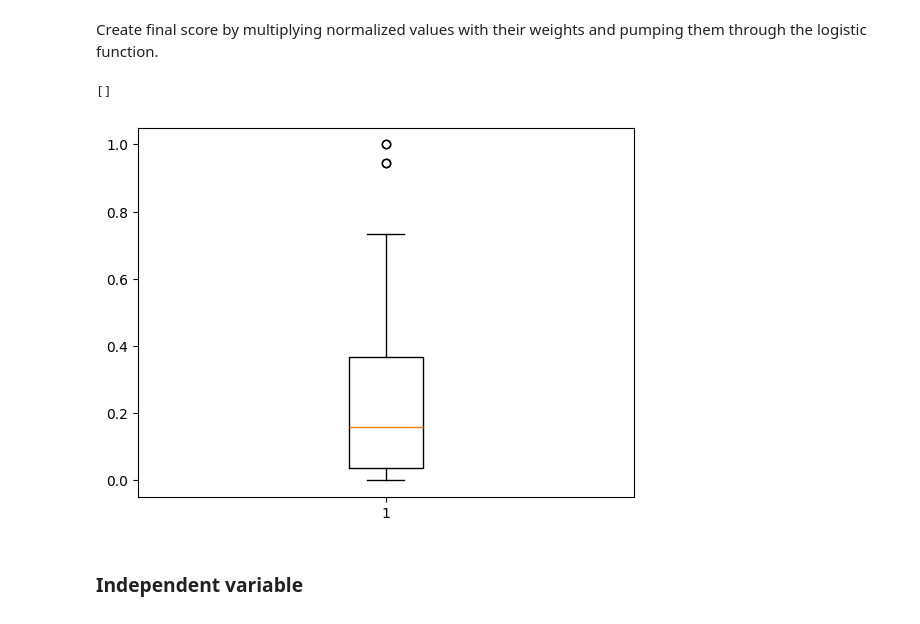
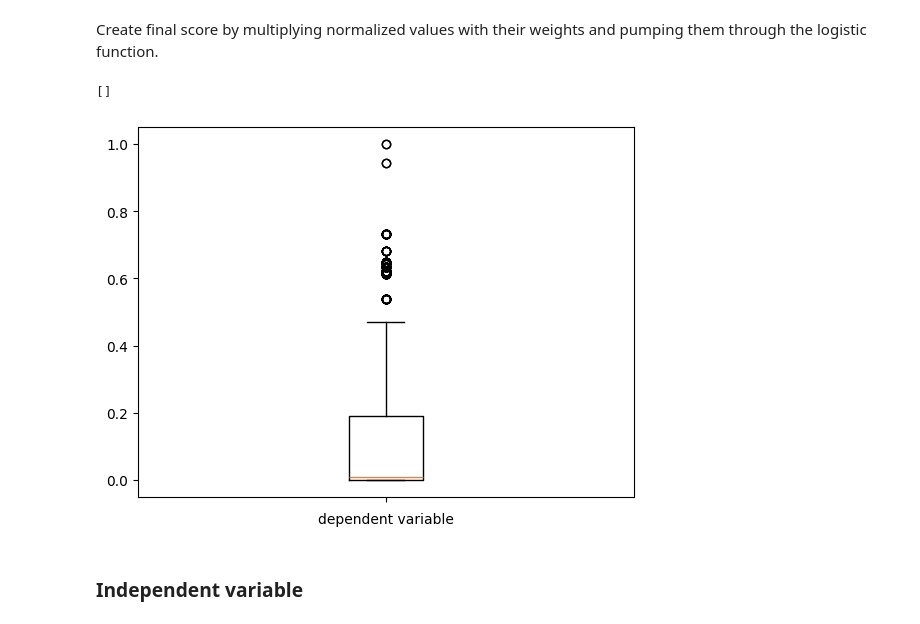
Before and after one commit to cetceeve/StormCloud, a Jupyter notebook: notebooks/linear_regr.ipynb, the cells around one changed output. Drawn from its saved outputs; the diff is of its cells as text; code cells hidden in the pictures.

```diff
--- a/notebooks/linear_regr.ipynb
+++ b/notebooks/linear_regr.ipynb
@@ -22,6 +22,6 @@ Remove rows that are not interesting to us
 # remove USA because it is to big
 df = df.drop(df[df["country"] == "USA"].index)
 # remove lines without infromation
-old_size = df.size
-df = df.dropna(subset=["id", "Disaster Type"], how="all")
-print(f"Removed {old_size - df.size}/{old_size} where outage and weather event were NaN.")
+# old_size = df.size
+# df = df.dropna(subset=["id", "Disaster Type"], how="all")
+# print(f"Removed {old_size - df.size}/{old_size} where outage and weather event were NaN.")
@@ -112,15 +114,19 @@ df["z_cont_dependent"] = df["z_cont_dependent"].fillna(0)
 # %%
 # Print dependent variable
 import numpy as np
 import matplotlib.pyplot as plt
 
 # plot the data
-plt.boxplot(df["cont_dependent"])
+fig,ax = plt.subplots(1)
+#weather plot the data
+plt.boxplot(df[["cont_dependent"]])
+plt.xlabel("dependent variable")
+ax.set_xticklabels([])
 
 plt.plot()
 # %% [output]
 []
-[figure, old version]
+[figure, new version]
 # %% [markdown]
 ### Independent variable
 # %%
```
Also changed, not shown: parts of 10 cells of this notebook.
